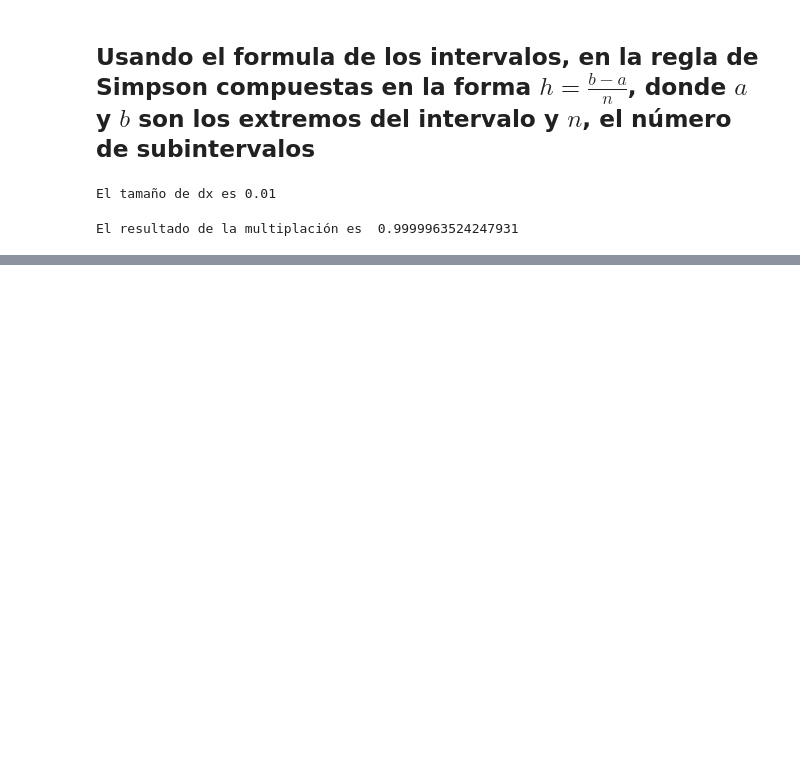
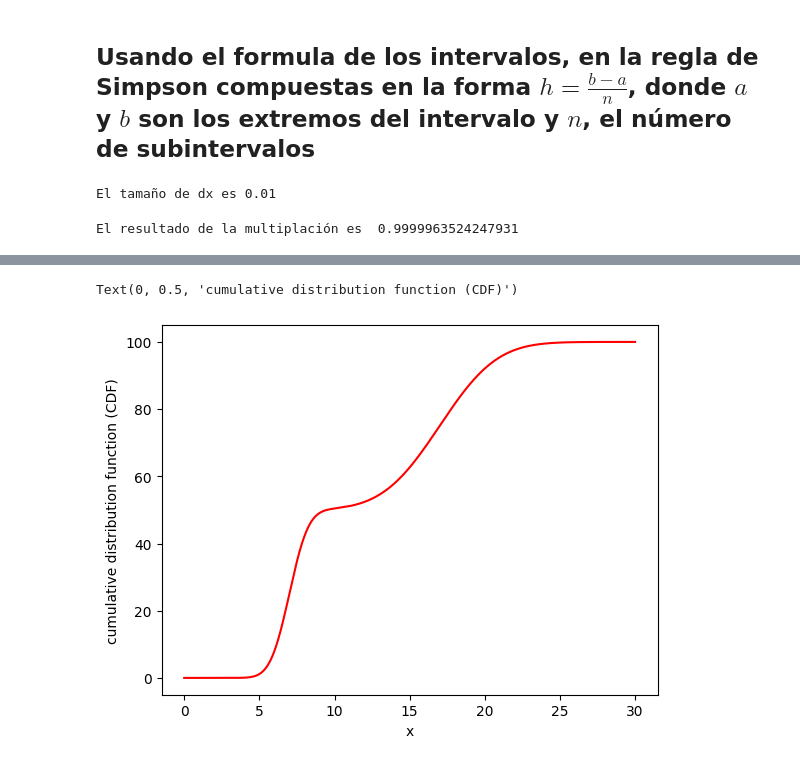
Before and after one commit to xlxnsxzpxtx/Metodos_cosmo, a Jupyter notebook: Practica_0/practica0.ipynb, the cells around one changed output, grey strips where cells are left out. Saved outputs shown, nothing was run; the diff lists cells and outputs as text; code cells hidden in the pictures; blank space fills up the shorter version.

```diff
--- a/Practica_0/practica0.ipynb
+++ b/Practica_0/practica0.ipynb
@@ -128,0 +128,7 @@ comul_array
+# %%
+cdf_plot = mpl.plot(x_array,comul_array, color = 'red' )
+mpl.xlabel('x')
+mpl.ylabel('cumulative distribution function (CDF)')
+# %% [output]
+Text(0, 0.5, 'cumulative distribution function (CDF)')
+[figure, added]
```
Also changed, not shown: parts of 6 cells of this notebook.
